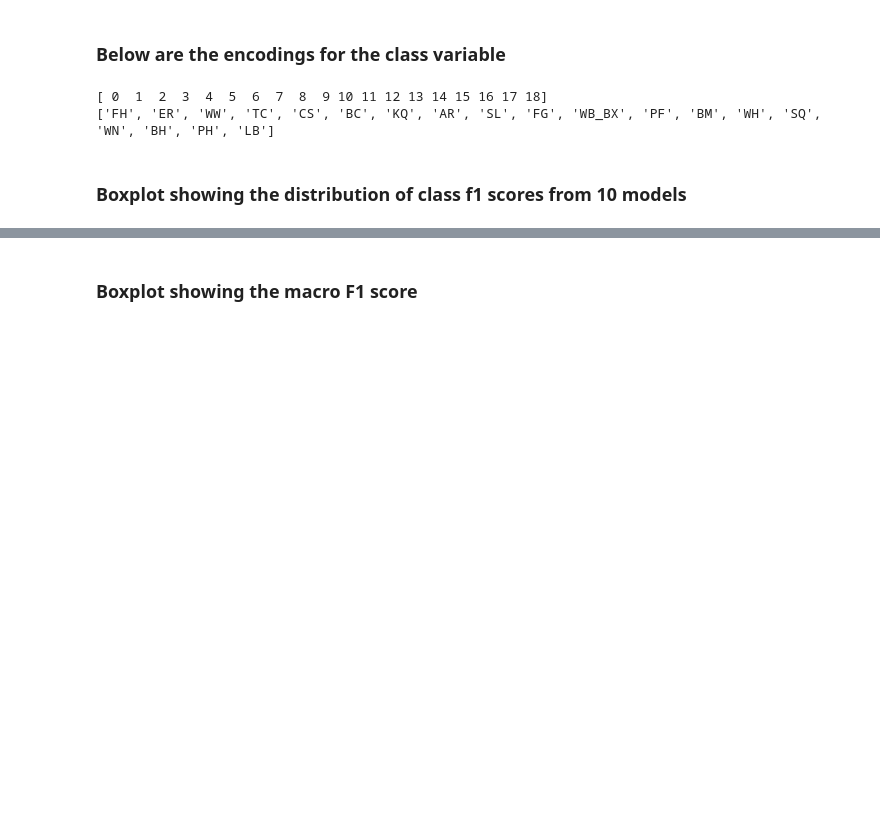
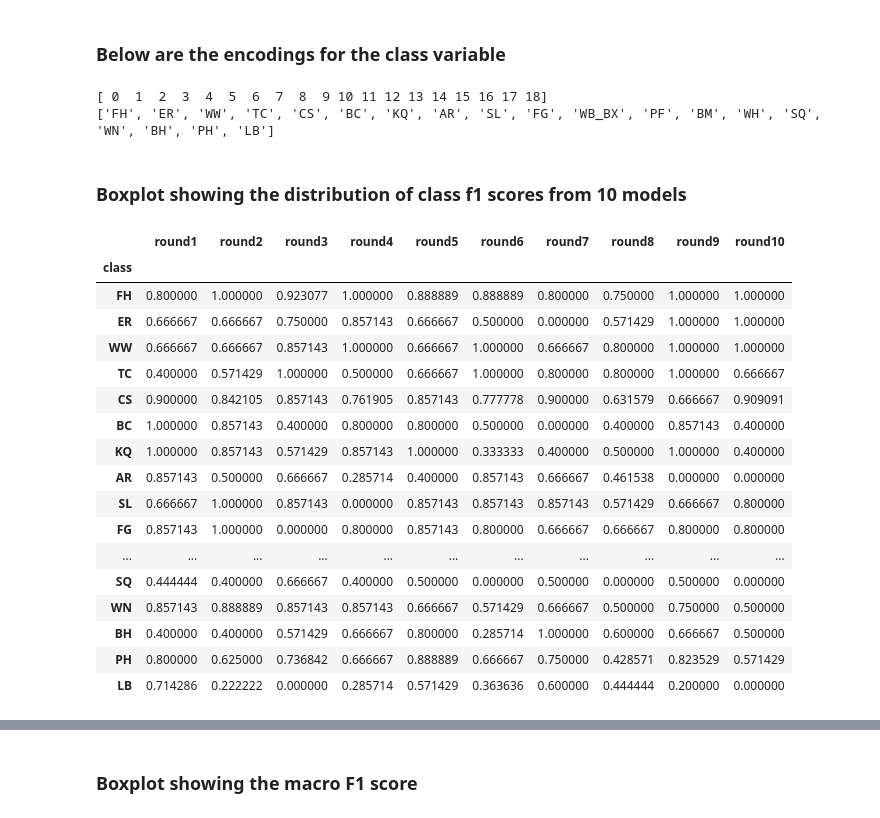
Before and after one commit to Spelaeo123/Machine_Learning, a Jupyter notebook: paper_1_notebooks/7 model_evaluations.ipynb, the cells around one changed output, grey strips where cells are left out. Saved outputs shown, nothing was run; the diff lists cells and outputs as text; code cells hidden in the pictures; blank space fills up the shorter version.

```diff
--- a/paper_1_notebooks/7 model_evaluations.ipynb
+++ b/paper_1_notebooks/7 model_evaluations.ipynb
@@ -170,6 +170,27 @@ f1_df_final.set_index('class', drop = True, inplace = True)
 ### Boxplot showing the distribution of class f1 scores from 10 models
 # %%
 f1_df_final.to_csv('output_datasets/cross_validation_results.csv')
+# %%
+f1_df_final
+# %% [output]
+|  | round1 | round2 | round3 | round4 | round5 | round6 | round7 | round8 | round9 | round10 |
+| class |  |  |  |  |  |  |  |  |  |  |
+| FH | 0.800000 | 1.000000 | 0.923077 | 1.000000 | 0.888889 | 0.888889 | 0.800000 | 0.750000 | 1.000000 | 1.000000 |
+| ER | 0.666667 | 0.666667 | 0.750000 | 0.857143 | 0.666667 | 0.500000 | 0.000000 | 0.571429 | 1.000000 | 1.000000 |
+| WW | 0.666667 | 0.666667 | 0.857143 | 1.000000 | 0.666667 | 1.000000 | 0.666667 | 0.800000 | 1.000000 | 1.000000 |
+| TC | 0.400000 | 0.571429 | 1.000000 | 0.500000 | 0.666667 | 1.000000 | 0.800000 | 0.800000 | 1.000000 | 0.666667 |
+| CS | 0.900000 | 0.842105 | 0.857143 | 0.761905 | 0.857143 | 0.777778 | 0.900000 | 0.631579 | 0.666667 | 0.909091 |
+| BC | 1.000000 | 0.857143 | 0.400000 | 0.800000 | 0.800000 | 0.500000 | 0.000000 | 0.400000 | 0.857143 | 0.400000 |
+| KQ | 1.000000 | 0.857143 | 0.571429 | 0.857143 | 1.000000 | 0.333333 | 0.400000 | 0.500000 | 1.000000 | 0.400000 |
+| AR | 0.857143 | 0.500000 | 0.666667 | 0.285714 | 0.400000 | 0.857143 | 0.666667 | 0.461538 | 0.000000 | 0.000000 |
+| SL | 0.666667 | 1.000000 | 0.857143 | 0.000000 | 0.857143 | 0.857143 | 0.857143 | 0.571429 | 0.666667 | 0.800000 |
+| FG | 0.857143 | 1.000000 | 0.000000 | 0.800000 | 0.857143 | 0.800000 | 0.666667 | 0.666667 | 0.800000 | 0.800000 |
+| ... | ... | ... | ... | ... | ... | ... | ... | ... | ... | ... |
+| SQ | 0.444444 | 0.400000 | 0.666667 | 0.400000 | 0.500000 | 0.000000 | 0.500000 | 0.000000 | 0.500000 | 0.000000 |
+| WN | 0.857143 | 0.888889 | 0.857143 | 0.857143 | 0.666667 | 0.571429 | 0.666667 | 0.500000 | 0.750000 | 0.500000 |
+| BH | 0.400000 | 0.400000 | 0.571429 | 0.666667 | 0.800000 | 0.285714 | 1.000000 | 0.600000 | 0.666667 | 0.500000 |
+| PH | 0.800000 | 0.625000 | 0.736842 | 0.666667 | 0.888889 | 0.666667 | 0.750000 | 0.428571 | 0.823529 | 0.571429 |
+| LB | 0.714286 | 0.222222 | 0.000000 | 0.285714 | 0.571429 | 0.363636 | 0.600000 | 0.444444 | 0.200000 | 0.000000 |
 # %%
 sns.set(rc={'figure.figsize':(11.7,8.27)})
 plot = sns.boxplot(data = f1_df_final.T)
```
Also changed, not shown: parts of 7 cells of this notebook, 26 other files.
